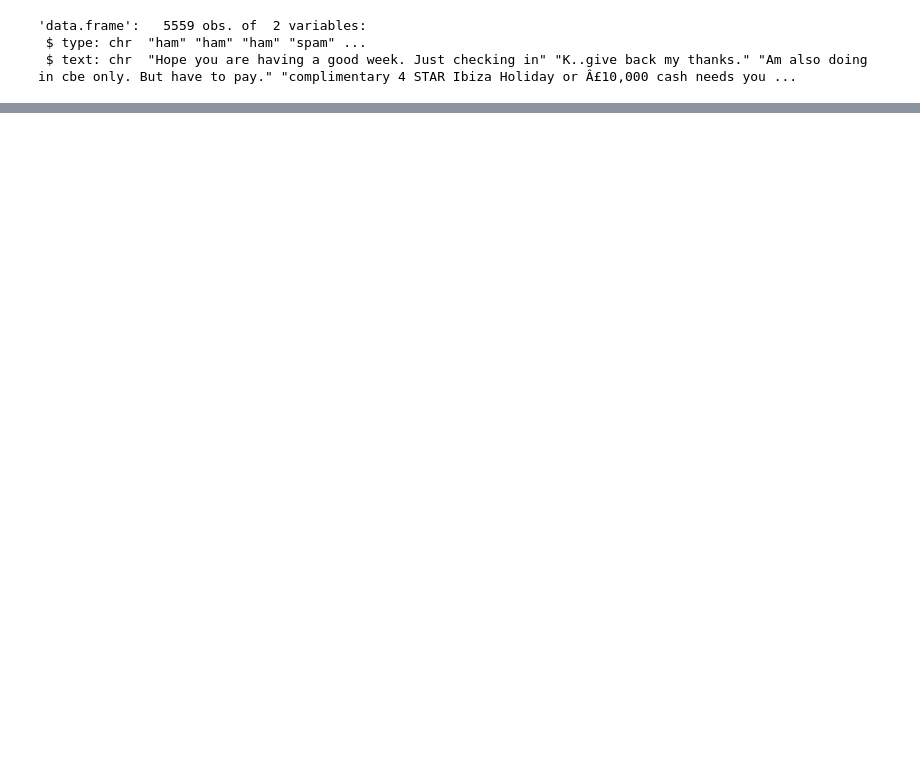
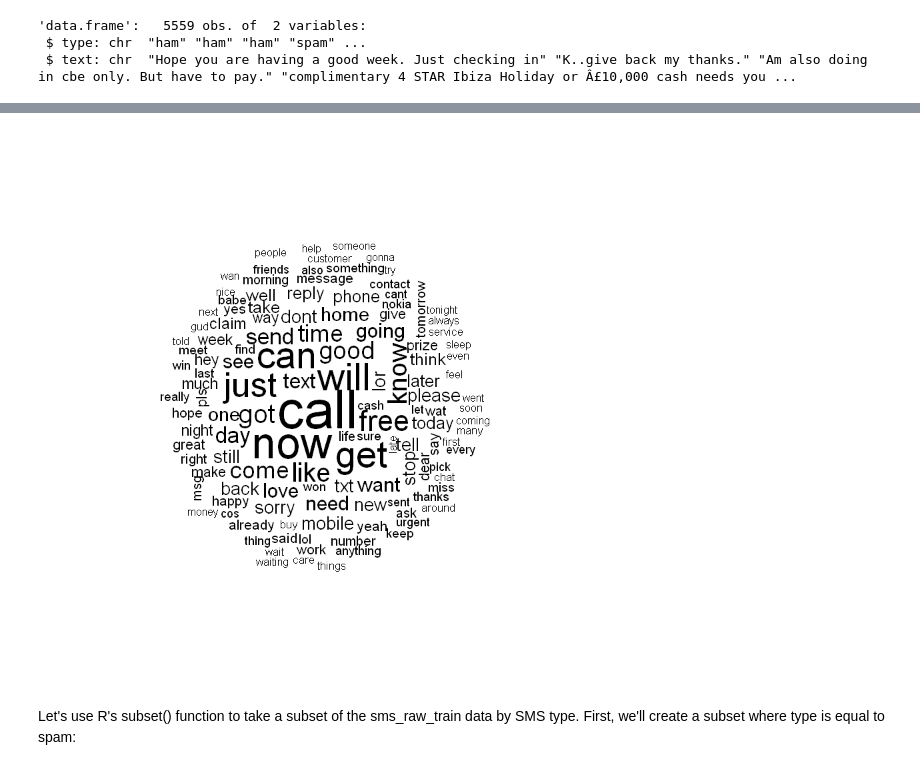
Before and after one commit to bradleyscot/machine_learing_r, a Jupyter notebook: machine_learning/Naive Bayes.ipynb, the cells around one changed output, grey strips where cells are left out. Saved outputs shown, nothing was run; the diff lists cells and outputs as text; code cells hidden in the pictures; blank space fills up the shorter version.

```diff
--- a/machine_learning/Naive Bayes.ipynb
+++ b/machine_learning/Naive Bayes.ipynb
@@ -20,0 +104,4 @@ str(sms_raw)
+# %%
+corpus_clean <- tm_map(corpus_clean, removePunctuation)
+# %%
+corpus_clean <- tm_map(corpus_clean, stripWhitespace)
@@ -20,0 +125,2 @@ str(sms_raw)
+# %%
+corpus_clean <- tm_map(corpus_clean, PlainTextDocument)
@@ -20,0 +153,3 @@ str(sms_raw)
+# %%
+sms_corpus_train <- corpus_clean[1:4169]
+sms_corpus_test <- corpus_clean[4170:5559]
@@ -20,0 +180,6 @@ str(sms_raw)
+# %%
+wordcloud(sms_corpus_train, min.freq=40, random.order=FALSE)
+# %% [output]
+[figure, added]
+# %% [markdown]
+Let's use R's subset() function to take a subset of the sms_raw_train data by SMS type. First, we'll create a subset where type is equal to spam:
```
Also changed, not shown: parts of 54 cells of this notebook.
